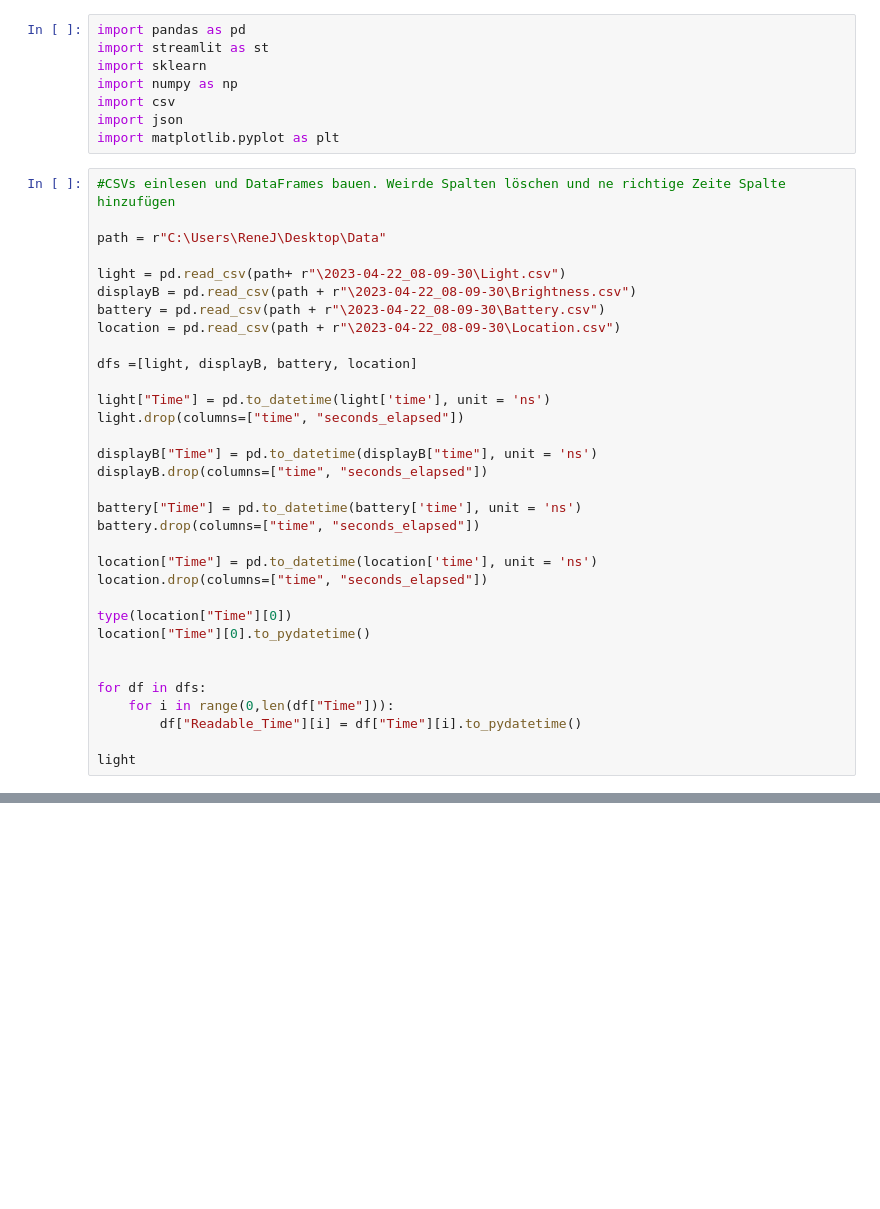
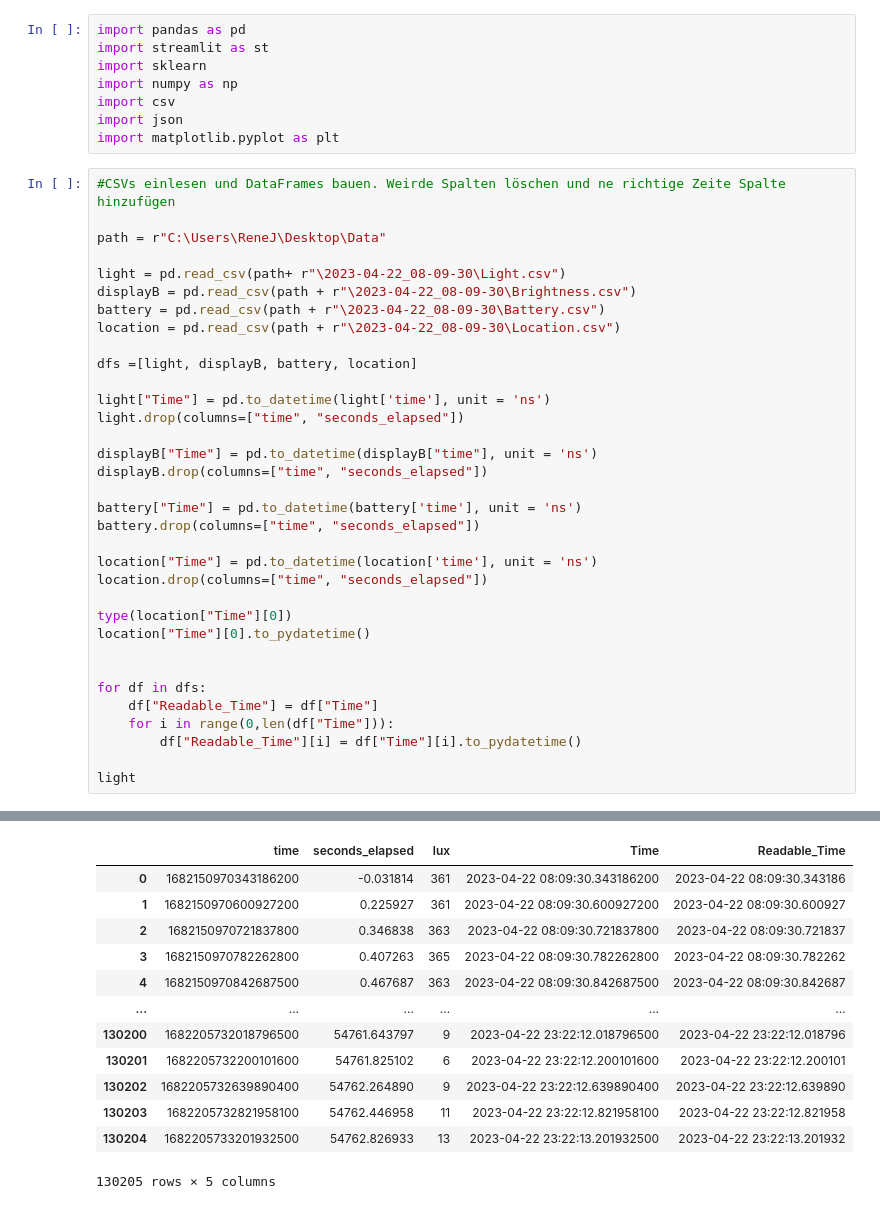
Before and after one commit to AlexeiMari/ML4B-2023, a Jupyter notebook: JupyterNotebooks/LightBrightnessDisplay Test.ipynb, the cells around one changed output, grey strips where cells are left out. Cells and saved outputs as stored; diff of their text form; blank space fills up the shorter version.

```diff
--- a/JupyterNotebooks/LightBrightnessDisplay Test.ipynb
+++ b/JupyterNotebooks/LightBrightnessDisplay Test.ipynb
@@ -35,6 +35,7 @@ location["Time"][0].to_pydatetime()
 
 
 for df in dfs:
+    df["Readable_Time"] = df["Time"]
     for i in range(0,len(df["Time"])):
         df["Readable_Time"][i] = df["Time"][i].to_pydatetime()
 
@@ -44,3 +60,16 @@ datetime.datetime(2023, 4, 22, 8, 9, 31, 295000)
+|  | time | seconds_elapsed | lux | Time | Readable_Time |
+| 0 | 1682150970343186200 | -0.031814 | 361 | 2023-04-22 08:09:30.343186200 | 2023-04-22 08:09:30.343186 |
+| 1 | 1682150970600927200 | 0.225927 | 361 | 2023-04-22 08:09:30.600927200 | 2023-04-22 08:09:30.600927 |
+| 2 | 1682150970721837800 | 0.346838 | 363 | 2023-04-22 08:09:30.721837800 | 2023-04-22 08:09:30.721837 |
+| 3 | 1682150970782262800 | 0.407263 | 365 | 2023-04-22 08:09:30.782262800 | 2023-04-22 08:09:30.782262 |
+| 4 | 1682150970842687500 | 0.467687 | 363 | 2023-04-22 08:09:30.842687500 | 2023-04-22 08:09:30.842687 |
+| ... | ... | ... | ... | ... | ... |
+| 130200 | 1682205732018796500 | 54761.643797 | 9 | 2023-04-22 23:22:12.018796500 | 2023-04-22 23:22:12.018796 |
+| 130201 | 1682205732200101600 | 54761.825102 | 6 | 2023-04-22 23:22:12.200101600 | 2023-04-22 23:22:12.200101 |
+| 130202 | 1682205732639890400 | 54762.264890 | 9 | 2023-04-22 23:22:12.639890400 | 2023-04-22 23:22:12.639890 |
+| 130203 | 1682205732821958100 | 54762.446958 | 11 | 2023-04-22 23:22:12.821958100 | 2023-04-22 23:22:12.821958 |
+| 130204 | 1682205733201932500 | 54762.826933 | 13 | 2023-04-22 23:22:13.201932500 | 2023-04-22 23:22:13.201932 |
+130205 rows × 5 columns
 # %%
 #light.plot(x= "Time", y = "lux")
 #displayB.plot(x = "Time", y = "brightness")
```
Also changed, not shown: parts of 2 cells of this notebook.
